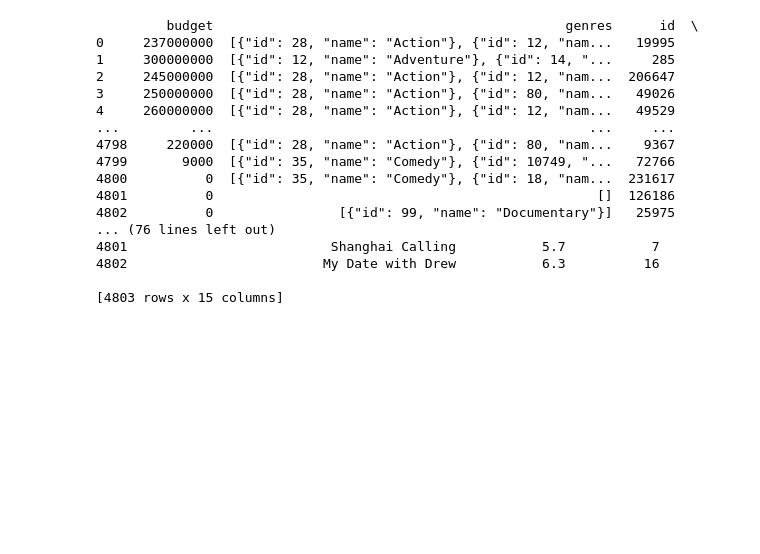
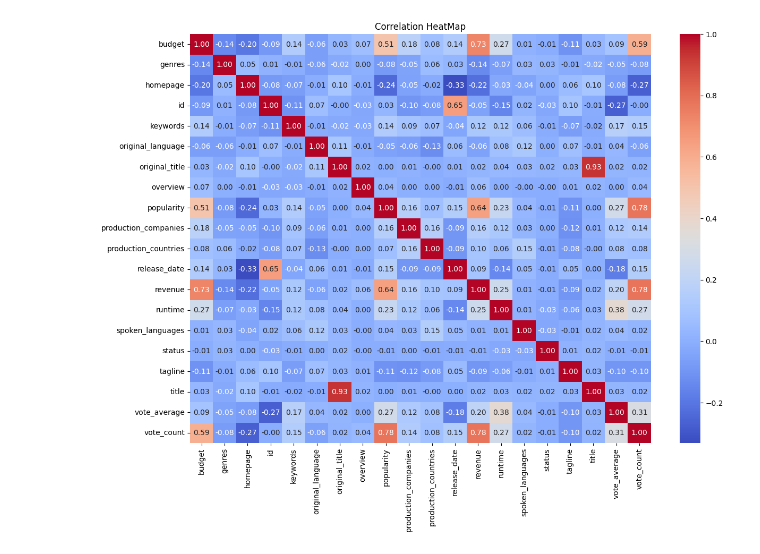
Before and after one commit to leazi99/Movie-recomendation-system, a Jupyter notebook: Untitled.ipynb, the cells around one changed output. Saved outputs shown, nothing was run; the diff lists cells and outputs as text; code cells hidden in the pictures; blank space fills up the shorter version.

```diff
--- a/Untitled.ipynb
+++ b/Untitled.ipynb
@@ -5,0 +159,37 @@ df = pd.read_csv("movieRecommendation.csv")
+# %%
+
+label_encoders = {}
+
+categorical_cols = [
+    'genres',
+    'homepage',
+    'keywords',
+    'original_language',
+    'original_title',
+    'overview',
+    'production_companies',
+    'production_countries',
+    'release_date',
+    'spoken_languages',
+    'status',
+    'tagline',
+    'title'
+]
+
+
+for col in categorical_cols:
+
+    data[col] = data[col].fillna('missing')
+
+
+    le = LabelEncoder()
+    data[col] = le.fit_transform(data[col].astype(str))
+
+
+    label_encoders[col] = le
+
+    print(f"Encoded {col}: {data[col].nunique()} unique values")
+
+print("Label Encoding Complete!")
+print("\nSample data after encoding:")
+print(data.head())
@@ -14,21 +234,7 @@ print(columns_to_drop)
 # %%
-df = df.drop(columns=columns_to_drop, errors='ignore')
-print(df)
+plt.figure(figsize=(14,10))
+sns.heatmap(data.corr(),annot=True,cmap='coolwarm',fmt='.2f')
+plt.title('Correlation HeatMap')
+plt.show()
 # %% [output]
-         budget                                             genres      id  \
-0     237000000  [{"id": 28, "name": "Action"}, {"id": 12, "nam...   19995
-1     300000000  [{"id": 12, "name": "Adventure"}, {"id": 14, "...     285
-2     245000000  [{"id": 28, "name": "Action"}, {"id": 12, "nam...  206647
-3     250000000  [{"id": 28, "name": "Action"}, {"id": 80, "nam...   49026
-4     260000000  [{"id": 28, "name": "Action"}, {"id": 12, "nam...   49529
-...         ...                                                ...     ...
-4798     220000  [{"id": 28, "name": "Action"}, {"id": 80, "nam...    9367
-4799       9000  [{"id": 35, "name": "Comedy"}, {"id": 10749, "...   72766
-4800          0  [{"id": 35, "name": "Comedy"}, {"id": 18, "nam...  231617
-4801          0                                                 []  126186
-4802          0                [{"id": 99, "name": "Documentary"}]   25975
-... (76 lines left out)
-4801                          Shanghai Calling           5.7           7
-4802                         My Date with Drew           6.3          16
-
-[4803 rows x 15 columns]
+[figure, added]
```
Also changed, not shown: parts of 42 cells of this notebook.
